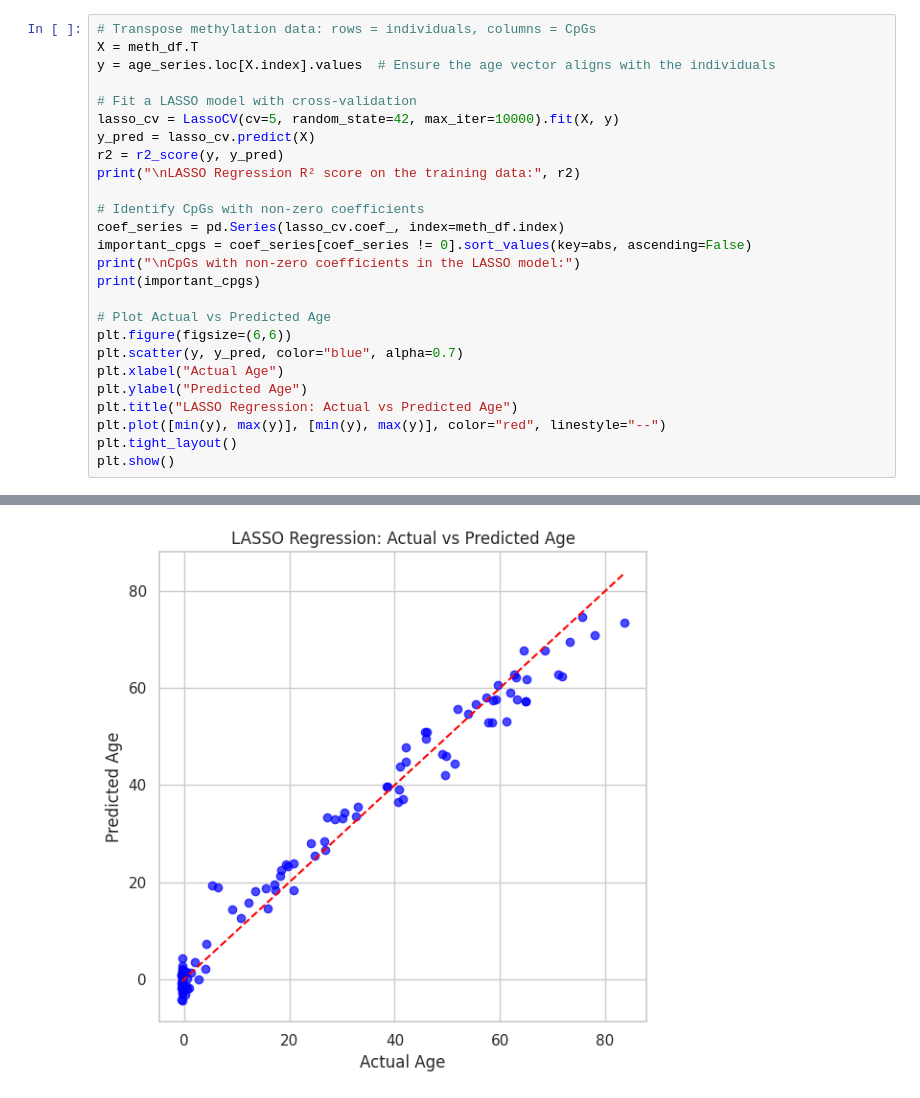
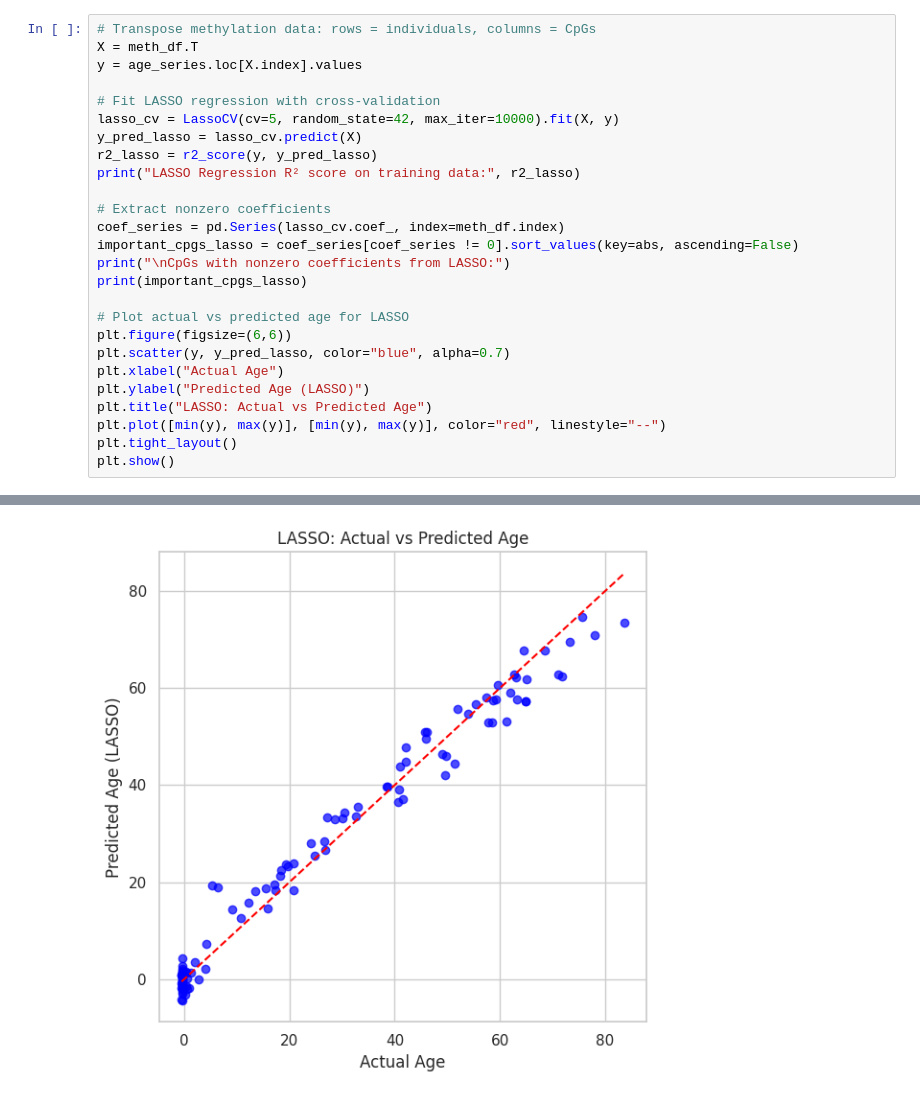
Before and after one commit to ghazl94/ghazl94.github.io, a Jupyter notebook: posts/age-methylation.ipynb, the cells around one changed output, grey strips where cells are left out. Drawn from its saved outputs; the diff is of its cells as text.

```diff
--- a/posts/age-methylation.ipynb
+++ b/posts/age-methylation.ipynb
@@ -128,26 +167,26 @@ Transpose the methylation data so that each row represents an individual and eac
 # %%
 # Transpose methylation data: rows = individuals, columns = CpGs
 X = meth_df.T
-y = age_series.loc[X.index].values  # Ensure the age vector aligns with the individuals
+y = age_series.loc[X.index].values
 
-# Fit a LASSO model with cross-validation
+# Fit LASSO regression with cross-validation
 lasso_cv = LassoCV(cv=5, random_state=42, max_iter=10000).fit(X, y)
-y_pred = lasso_cv.predict(X)
-r2 = r2_score(y, y_pred)
-print("\nLASSO Regression R² score on the training data:", r2)
+y_pred_lasso = lasso_cv.predict(X)
+r2_lasso = r2_score(y, y_pred_lasso)
+print("LASSO Regression R² score on training data:", r2_lasso)
 
-# Identify CpGs with non-zero coefficients
+# Extract nonzero coefficients
 coef_series = pd.Series(lasso_cv.coef_, index=meth_df.index)
-important_cpgs = coef_series[coef_series != 0].sort_values(key=abs, ascending=False)
-print("\nCpGs with non-zero coefficients in the LASSO model:")
-print(important_cpgs)
+important_cpgs_lasso = coef_series[coef_series != 0].sort_values(key=abs, ascending=False)
+print("\nCpGs with nonzero coefficients from LASSO:")
+print(important_cpgs_lasso)
 
-# Plot Actual vs Predicted Age
+# Plot actual vs predicted age for LASSO
 plt.figure(figsize=(6,6))
-plt.scatter(y, y_pred, color="blue", alpha=0.7)
+plt.scatter(y, y_pred_lasso, color="blue", alpha=0.7)
 plt.xlabel("Actual Age")
-plt.ylabel("Predicted Age")
-plt.title("LASSO Regression: Actual vs Predicted Age")
+plt.ylabel("Predicted Age (LASSO)")
+plt.title("LASSO: Actual vs Predicted Age")
 plt.plot([min(y), max(y)], [min(y), max(y)], color="red", linestyle="--")
 plt.tight_layout()
 plt.show()
@@ -158,15 +197,15 @@ CpGs with non-zero coefficients in the LASSO model:
 dbGapSubjctId
 cg22736354    47.979243
 cg21053323    40.909736
 cg25462291    35.152919
 cg02512860   -30.901207
 cg06144905    30.541925
 cg03562120   -25.364633
 cg12876594   -18.947896
 cg25771195     8.415090
 ... (31 lines left out)
 cg18081313    -0.515990
 cg24183173    -0.492743
 cg03667047     0.354411
 dtype: float64
-[figure, old version]
+[figure, new version]
```
Also changed, not shown: parts of 16 cells of this notebook.
